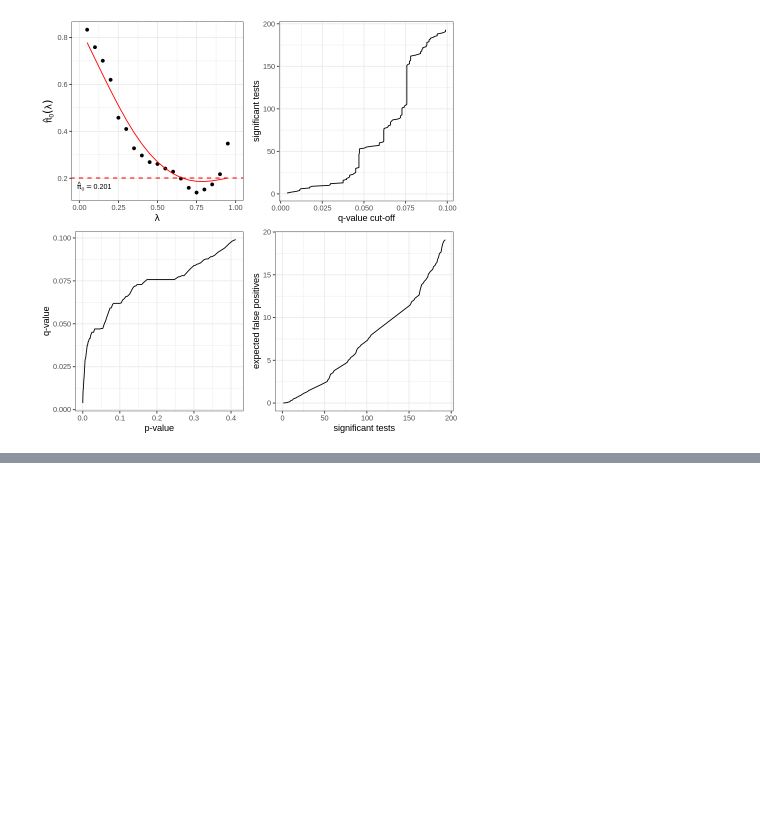
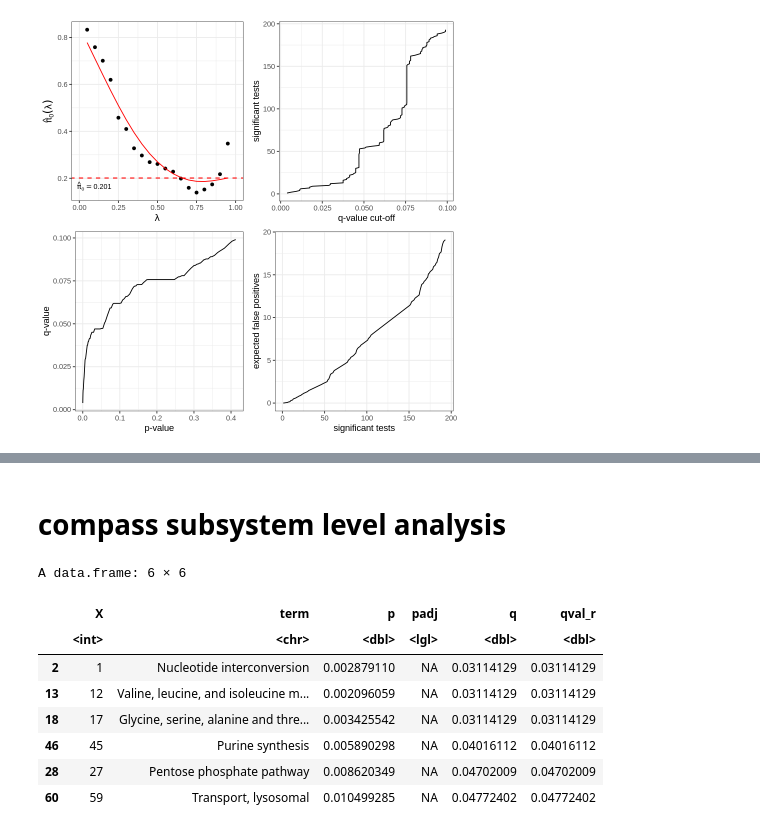
Before and after one commit to z2e2/metabolic_analysis, a Jupyter notebook: original_qvalue_R.ipynb, the cells around one changed output, grey strips where cells are left out. Drawn from its saved outputs; the diff is of its cells as text; code cells hidden in the pictures; blank space fills up the shorter version.

Commit message:
updated the compass results for comparison

```diff
--- a/original_qvalue_R.ipynb
+++ b/original_qvalue_R.ipynb
@@ -112,0 +86,22 @@ plot(qobj)
+# %% [markdown]
+# compass subsystem level analysis
+# %%
+df <- read.csv(file = 'compass_hypergeom_results/results_Th17p_v_n_compass_rxns_q.csv')
+df <- df[!is.na(df$p),]
+pvalues <- df$p
+# qobj <- qvalue(p = pvalues, pi0 = 0.1)
+# df$qval_r <- qobj$qvalues
+df$qval_r <- df$q
+sorted_df <- df[order(df$qval_r),]
+significant_terms = sorted_df[sorted_df$qval_r<0.05,]
+significant_terms
+# %% [output]
+A data.frame: 6 × 6
+|  | X | term | p | padj | q | qval_r |
+|  | <int> | <chr> | <dbl> | <lgl> | <dbl> | <dbl> |
+| 2 | 1 | Nucleotide interconversion | 0.002879110 | NA | 0.03114129 | 0.03114129 |
+| 13 | 12 | Valine, leucine, and isoleucine m... | 0.002096059 | NA | 0.03114129 | 0.03114129 |
+| 18 | 17 | Glycine, serine, alanine and thre... | 0.003425542 | NA | 0.03114129 | 0.03114129 |
+| 46 | 45 | Purine synthesis | 0.005890298 | NA | 0.04016112 | 0.04016112 |
+| 28 | 27 | Pentose phosphate pathway | 0.008620349 | NA | 0.04702009 | 0.04702009 |
+| 60 | 59 | Transport, lysosomal | 0.010499285 | NA | 0.04772402 | 0.04772402 |
```
Also changed, not shown: parts of 18 cells of this notebook, 1 other file.
